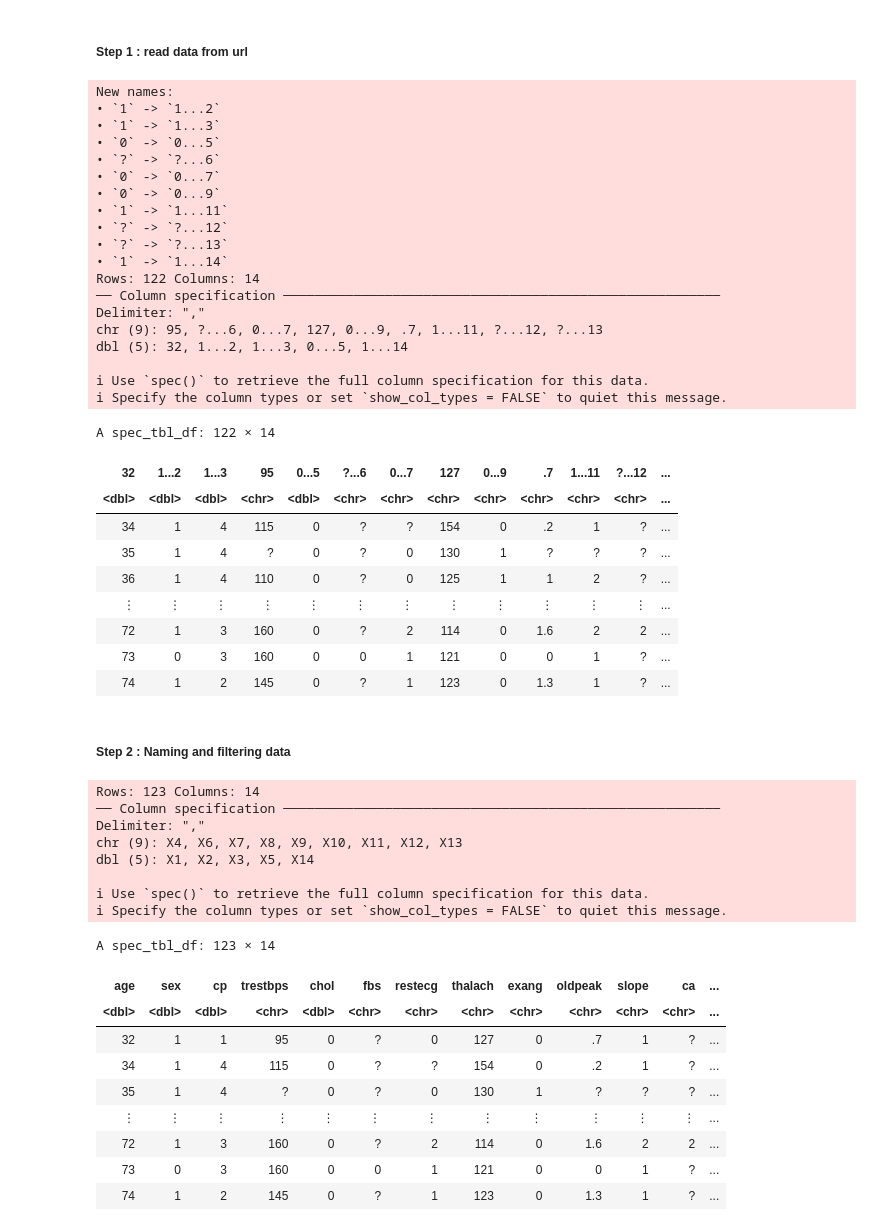
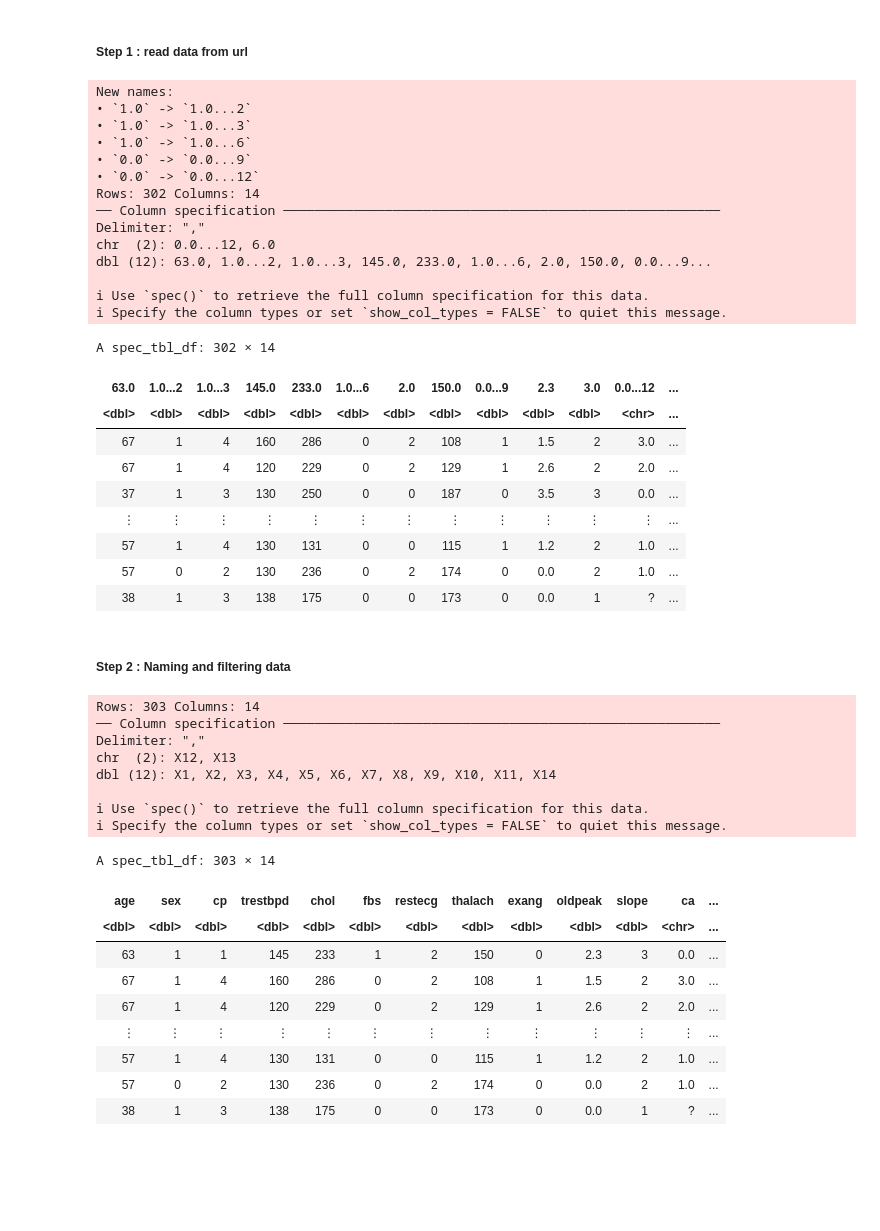
Before and after one commit to cchurch999/Data-Science-Group-Project-Books, a Jupyter notebook: Preliminary exploratory data analysis.ipynb, the cells around one changed output. Drawn from its saved outputs; the diff is of its cells as text; code cells hidden in the pictures; blank space fills up the shorter version.

```diff
--- a/Preliminary exploratory data analysis.ipynb
+++ b/Preliminary exploratory data analysis.ipynb
@@ -12,65 +12,60 @@ library(repr)
 # %% [markdown]
 ##### Step 1 : read data from url
 # %%
-path <- "https://archive.ics.uci.edu/ml/machine-learning-databases/heart-disease/processed.switzerland.data"
+path <- "https://archive.ics.uci.edu/ml/machine-learning-databases/heart-disease/processed.cleveland.data"
 heart_disease_data <-read_csv(path)
 heart_disease_data
 # %% [output]
 New names:
-• `1` -> `1...2`
-• `1` -> `1...3`
-• `0` -> `0...5`
-• `?` -> `?...6`
-• `0` -> `0...7`
-• `0` -> `0...9`
-• `1` -> `1...11`
-• `?` -> `?...12`
-• `?` -> `?...13`
-• `1` -> `1...14`
-Rows: 122 Columns: 14
+• `1.0` -> `1.0...2`
+• `1.0` -> `1.0...3`
+• `1.0` -> `1.0...6`
+• `0.0` -> `0.0...9`
+• `0.0` -> `0.0...12`
+Rows: 302 Columns: 14
 ── Column specification ────────────────────────────────────────────────────────
 Delimiter: ","
-chr (9): 95, ?...6, 0...7, 127, 0...9, .7, 1...11, ?...12, ?...13
-dbl (5): 32, 1...2, 1...3, 0...5, 1...14
+chr  (2): 0.0...12, 6.0
+dbl (12): 63.0, 1.0...2, 1.0...3, 145.0, 233.0, 1.0...6, 2.0, 150.0, 0.0...9...
 
 ℹ Use `spec()` to retrieve the full column specification for this data.
 ℹ Specify the column types or set `show_col_types = FALSE` to quiet this message.
-A spec_tbl_df: 122 × 14
+A spec_tbl_df: 302 × 14
-| 32 | 1...2 | 1...3 | 95 | 0...5 | ?...6 | 0...7 | 127 | 0...9 | .7 | 1...11 | ?...12 | ... |
-| <dbl> | <dbl> | <dbl> | <chr> | <dbl> | <chr> | <chr> | <chr> | <chr> | <chr> | <chr> | <chr> | ... |
-| 34 | 1 | 4 | 115 | 0 | ? | ? | 154 | 0 | .2 | 1 | ? | ... |
-| 35 | 1 | 4 | ? | 0 | ? | 0 | 130 | 1 | ? | ? | ? | ... |
-| 36 | 1 | 4 | 110 | 0 | ? | 0 | 125 | 1 | 1 | 2 | ? | ... |
+| 63.0 | 1.0...2 | 1.0...3 | 145.0 | 233.0 | 1.0...6 | 2.0 | 150.0 | 0.0...9 | 2.3 | 3.0 | 0.0...12 | ... |
+| <dbl> | <dbl> | <dbl> | <dbl> | <dbl> | <dbl> | <dbl> | <dbl> | <dbl> | <dbl> | <dbl> | <chr> | ... |
+| 67 | 1 | 4 | 160 | 286 | 0 | 2 | 108 | 1 | 1.5 | 2 | 3.0 | ... |
+| 67 | 1 | 4 | 120 | 229 | 0 | 2 | 129 | 1 | 2.6 | 2 | 2.0 | ... |
+| 37 | 1 | 3 | 130 | 250 | 0 | 0 | 187 | 0 | 3.5 | 3 | 0.0 | ... |
 | ⋮ | ⋮ | ⋮ | ⋮ | ⋮ | ⋮ | ⋮ | ⋮ | ⋮ | ⋮ | ⋮ | ⋮ | ... |
-| 72 | 1 | 3 | 160 | 0 | ? | 2 | 114 | 0 | 1.6 | 2 | 2 | ... |
-| 73 | 0 | 3 | 160 | 0 | 0 | 1 | 121 | 0 | 0 | 1 | ? | ... |
-| 74 | 1 | 2 | 145 | 0 | ? | 1 | 123 | 0 | 1.3 | 1 | ? | ... |
+| 57 | 1 | 4 | 130 | 131 | 0 | 0 | 115 | 1 | 1.2 | 2 | 1.0 | ... |
+| 57 | 0 | 2 | 130 | 236 | 0 | 2 | 174 | 0 | 0.0 | 2 | 1.0 | ... |
+| 38 | 1 | 3 | 138 | 175 | 0 | 0 | 173 | 0 | 0.0 | 1 | ? | ... |
 # %% [markdown]
 ##### Step 2 : Naming and filtering data
 # %%
 # Give each column a specific name from given dataset
 heart_disease_data <- read_csv(path, col_names = FALSE) |>
-  set_names(c("age", "sex", "cp", "trestbps", "chol", "fbs", "restecg", "thalach",
+  set_names(c("age", "sex", "cp", "trestbpd", "chol", "fbs", "restecg", "thalach",
               "exang", "oldpeak", "slope", "ca", "thal", "num"))
 heart_disease_data
 # %% [output]
-Rows: 123 Columns: 14
+Rows: 303 Columns: 14
 ── Column specification ────────────────────────────────────────────────────────
 Delimiter: ","
-chr (9): X4, X6, X7, X8, X9, X10, X11, X12, X13
-dbl (5): X1, X2, X3, X5, X14
+chr  (2): X12, X13
+dbl (12): X1, X2, X3, X4, X5, X6, X7, X8, X9, X10, X11, X14
 
 ℹ Use `spec()` to retrieve the full column specification for this data.
 ℹ Specify the column types or set `show_col_types = FALSE` to quiet this message.
-A spec_tbl_df: 123 × 14
+A spec_tbl_df: 303 × 14
-| age | sex | cp | trestbps | chol | fbs | restecg | thalach | exang | oldpeak | slope | ca | ... |
-| <dbl> | <dbl> | <dbl> | <chr> | <dbl> | <chr> | <chr> | <chr> | <chr> | <chr> | <chr> | <chr> | ... |
-| 32 | 1 | 1 | 95 | 0 | ? | 0 | 127 | 0 | .7 | 1 | ? | ... |
-| 34 | 1 | 4 | 115 | 0 | ? | ? | 154 | 0 | .2 | 1 | ? | ... |
-| 35 | 1 | 4 | ? | 0 | ? | 0 | 130 | 1 | ? | ? | ? | ... |
+| age | sex | cp | trestbpd | chol | fbs | restecg | thalach | exang | oldpeak | slope | ca | ... |
+| <dbl> | <dbl> | <dbl> | <dbl> | <dbl> | <dbl> | <dbl> | <dbl> | <dbl> | <dbl> | <dbl> | <chr> | ... |
+| 63 | 1 | 1 | 145 | 233 | 1 | 2 | 150 | 0 | 2.3 | 3 | 0.0 | ... |
+| 67 | 1 | 4 | 160 | 286 | 0 | 2 | 108 | 1 | 1.5 | 2 | 3.0 | ... |
+| 67 | 1 | 4 | 120 | 229 | 0 | 2 | 129 | 1 | 2.6 | 2 | 2.0 | ... |
 | ⋮ | ⋮ | ⋮ | ⋮ | ⋮ | ⋮ | ⋮ | ⋮ | ⋮ | ⋮ | ⋮ | ⋮ | ... |
-| 72 | 1 | 3 | 160 | 0 | ? | 2 | 114 | 0 | 1.6 | 2 | 2 | ... |
-| 73 | 0 | 3 | 160 | 0 | 0 | 1 | 121 | 0 | 0 | 1 | ? | ... |
-| 74 | 1 | 2 | 145 | 0 | ? | 1 | 123 | 0 | 1.3 | 1 | ? | ... |
+| 57 | 1 | 4 | 130 | 131 | 0 | 0 | 115 | 1 | 1.2 | 2 | 1.0 | ... |
+| 57 | 0 | 2 | 130 | 236 | 0 | 2 | 174 | 0 | 0.0 | 2 | 1.0 | ... |
+| 38 | 1 | 3 | 138 | 175 | 0 | 0 | 173 | 0 | 0.0 | 1 | ? | ... |
 # %%
 # Now let's add a new column that includes the number of patients.
```
Also changed, not shown: parts of 9 cells of this notebook.
